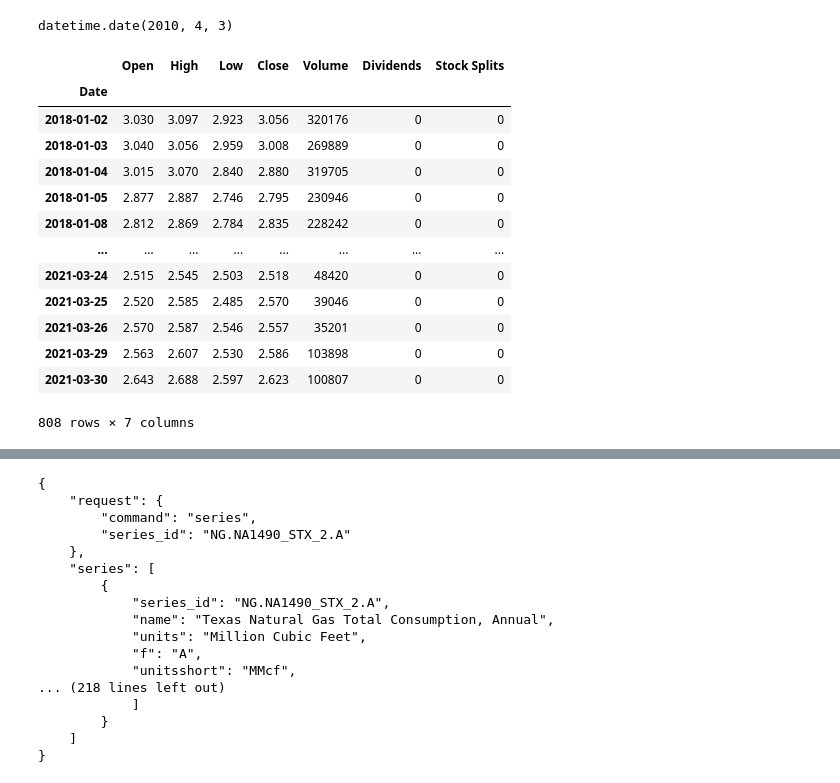
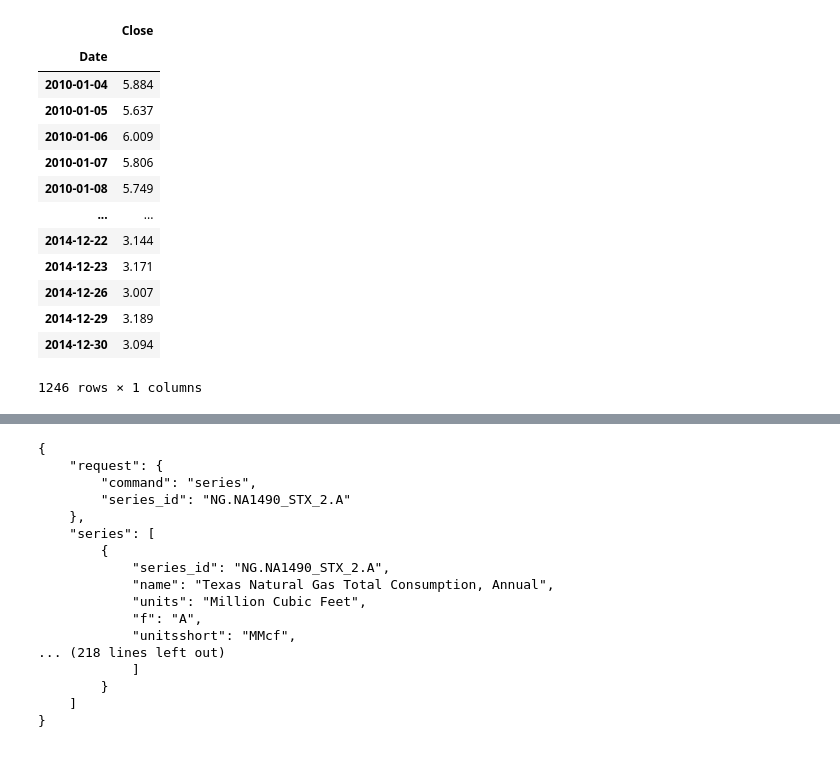
Before and after one commit to SabahatJK/EDA_NG, a Jupyter notebook: test.ipynb, the cells around one changed output, grey strips where cells are left out. Cells and saved outputs as stored; diff of their text form; code cells hidden in the pictures.

```diff
--- a/test.ipynb
+++ b/test.ipynb
@@ -19,26 +19,28 @@ load_dotenv()
 eia_api_key = os.getenv("EIA_API_KEY")
 
 # dates to get data
-end_date = date.today()
-start_date = end_date -  relativedelta(years=11)
-start_date
+#end_date = date.today()
+#start_date = end_date -  relativedelta(years=11)
+#start_date
+
+start_date = "2010-01-01"
+end_date = "2014-12-30"
-# %% [output]
-datetime.date(2010, 4, 3)
-# %%
-df_historic = yfinance_tickers_data("NG=F", "2018-01-01", "2021-03-30")
-df_historic
-# %% [output]
-|  | Open | High | Low | Close | Volume | Dividends | Stock Splits |
-| Date |  |  |  |  |  |  |  |
-| 2018-01-02 | 3.030 | 3.097 | 2.923 | 3.056 | 320176 | 0 | 0 |
-| 2018-01-03 | 3.040 | 3.056 | 2.959 | 3.008 | 269889 | 0 | 0 |
-| 2018-01-04 | 3.015 | 3.070 | 2.840 | 2.880 | 319705 | 0 | 0 |
-| 2018-01-05 | 2.877 | 2.887 | 2.746 | 2.795 | 230946 | 0 | 0 |
-| 2018-01-08 | 2.812 | 2.869 | 2.784 | 2.835 | 228242 | 0 | 0 |
-| ... | ... | ... | ... | ... | ... | ... | ... |
-| 2021-03-24 | 2.515 | 2.545 | 2.503 | 2.518 | 48420 | 0 | 0 |
-| 2021-03-25 | 2.520 | 2.585 | 2.485 | 2.570 | 39046 | 0 | 0 |
-| 2021-03-26 | 2.570 | 2.587 | 2.546 | 2.557 | 35201 | 0 | 0 |
-| 2021-03-29 | 2.563 | 2.607 | 2.530 | 2.586 | 103898 | 0 | 0 |
-| 2021-03-30 | 2.643 | 2.688 | 2.597 | 2.623 | 100807 | 0 | 0 |
-808 rows × 7 columns
+# %%
+df_historic = yfinance_tickers_data("NG=F", start_date, end_date)
+df_historic = df_historic.drop(["Open", "High", "Low", "Volume", "Dividends", "Stock Splits" ], axis=1)
+df_historic
+# %% [output]
+|  | Close |
+| Date |  |
+| 2010-01-04 | 5.884 |
+| 2010-01-05 | 5.637 |
+| 2010-01-06 | 6.009 |
+| 2010-01-07 | 5.806 |
+| 2010-01-08 | 5.749 |
+| ... | ... |
+| 2014-12-22 | 3.144 |
+| 2014-12-23 | 3.171 |
+| 2014-12-26 | 3.007 |
+| 2014-12-29 | 3.189 |
+| 2014-12-30 | 3.094 |
+1246 rows × 1 columns
```
Also changed, not shown: parts of 2 cells of this notebook.
